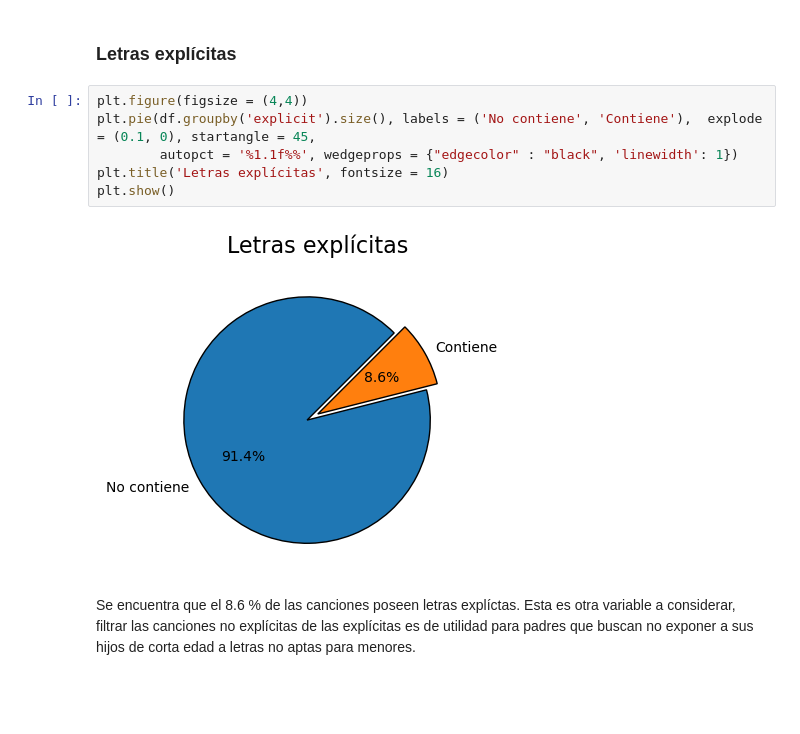
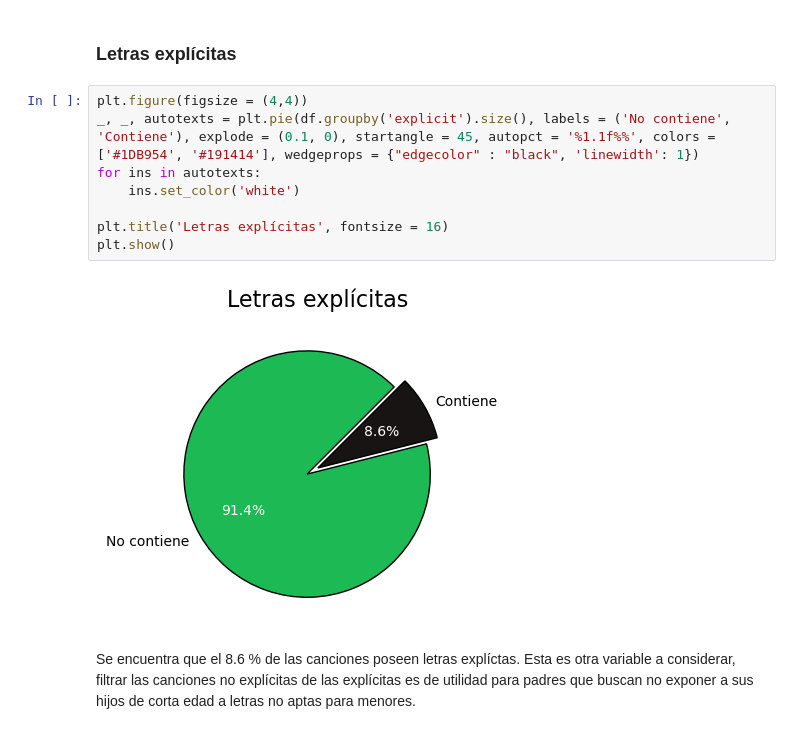
Before and after one commit to MauriJ/Data-Science, a Jupyter notebook: Desafíos/Desafío N°6/PrimeraEntrega_Moran.ipynb, the cells around one changed output. Saved outputs shown, nothing was run; the diff lists cells and outputs as text; blank space fills up the shorter version.

```diff
--- a/Desafíos/Desafío N°6/PrimeraEntrega_Moran.ipynb
+++ b/Desafíos/Desafío N°6/PrimeraEntrega_Moran.ipynb
@@ -277,12 +277,14 @@ El centro de la distribución (moda) se encuentra en torno a los 0.2E6 milisegun
 ### Letras explícitas
 # %%
 plt.figure(figsize = (4,4))
-plt.pie(df.groupby('explicit').size(), labels = ('No contiene', 'Contiene'),  explode = (0.1, 0), startangle = 45,
-        autopct = '%1.1f%%', wedgeprops = {"edgecolor" : "black", 'linewidth': 1})
+_, _, autotexts = plt.pie(df.groupby('explicit').size(), labels = ('No contiene', 'Contiene'), explode = (0.1, 0), startangle = 45, autopct = '%1.1f%%', colors = ['#1DB954', '#191414'], wedgeprops = {"edgecolor" : "black", 'linewidth': 1})
+for ins in autotexts:
+    ins.set_color('white')
+
 plt.title('Letras explícitas', fontsize = 16)
 plt.show()
 # %% [output]
-[figure, old version]
+[figure, new version]
 # %% [markdown]
 Se encuentra que el 8.6 % de las canciones poseen letras explíctas. Esta es otra variable a considerar, filtrar las canciones no explícitas de las explícitas es de utilidad para padres que buscan no exponer a sus hijos de corta edad a letras no aptas para menores.
 # %% [markdown]
```
Also changed, not shown: parts of 8 cells of this notebook.
